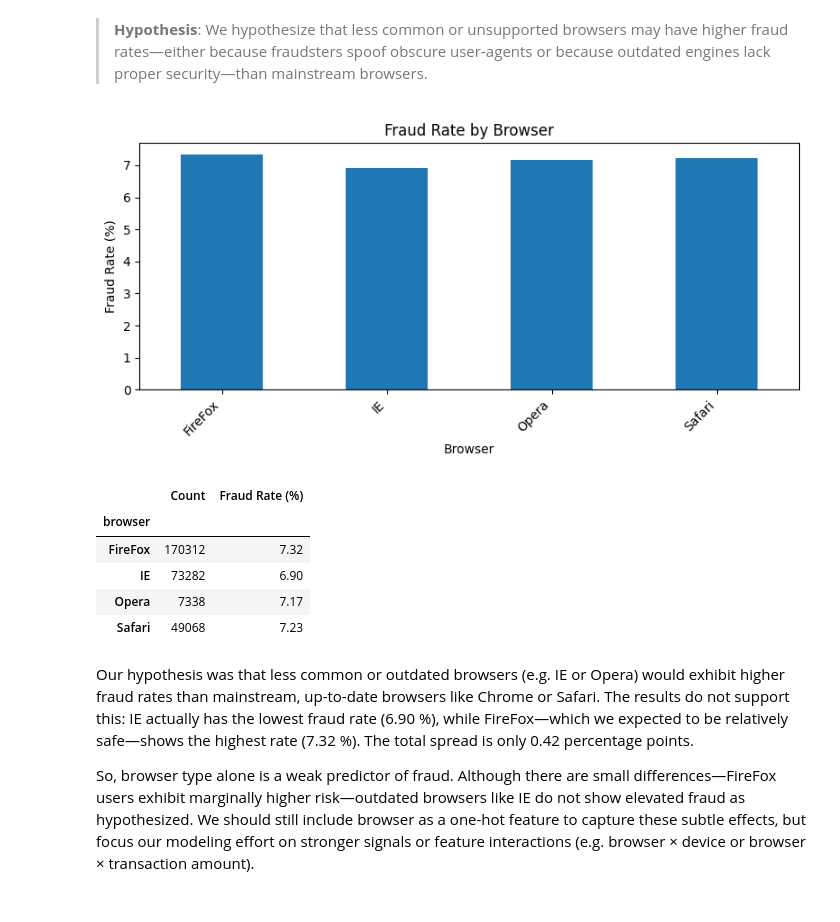
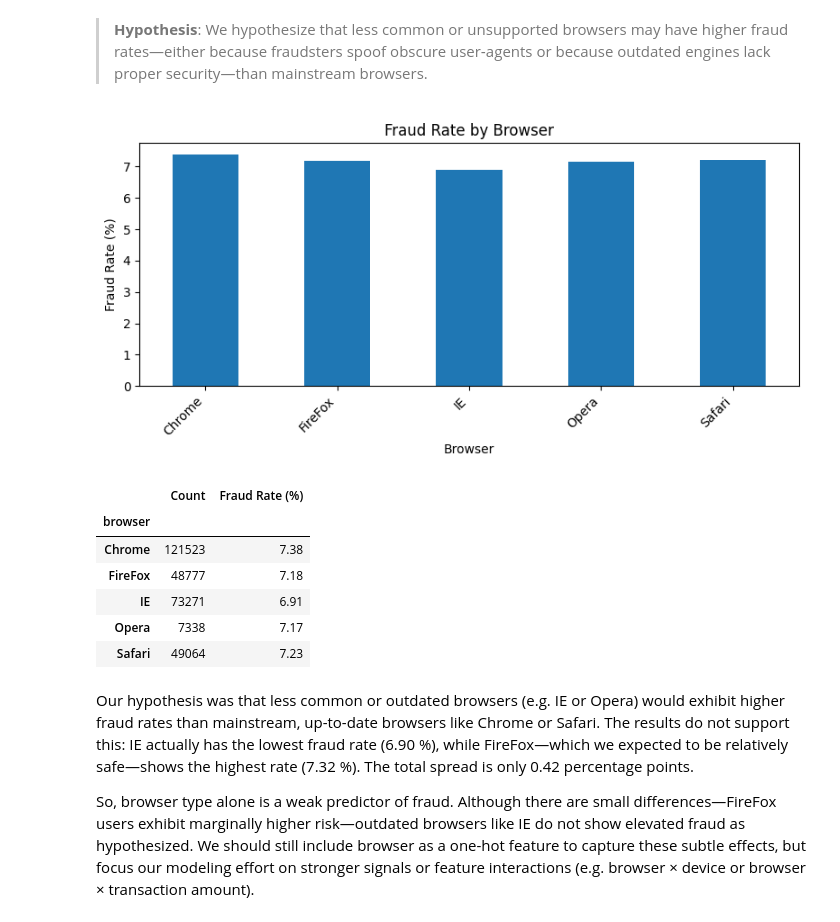
Before and after one commit to joaopcastro710/Proj_AI, a Jupyter notebook: Project 2/Proj2.ipynb, the cells around one changed output. Saved outputs shown, nothing was run; the diff lists cells and outputs as text; code cells hidden in the pictures.

```diff
--- a/Project 2/Proj2.ipynb
+++ b/Project 2/Proj2.ipynb
@@ -21,6 +21,7 @@ from sklearn.svm import SVC
 #TPU google collab
 
 df = pd.read_csv("https://raw.githubusercontent.com/joaopcastro710/Proj_AI/refs/heads/main/Project%202/merged_dataset.csv")
+df = df[df['Customer.Age'] >= 0]
 
 #treino: Dataset2.csv
 #treino: merged_dataset.csv
@@ -432,36 +442,38 @@ The transaction volume is almost perfectly balanced across the three device type
 # %% [markdown]
 > **Hypothesis**: We hypothesize that less common or unsupported browsers may have higher fraud rates—either because fraudsters spoof obscure user‐agents or because outdated engines lack proper security—than mainstream browsers.
 # %%
-df['browser'] = df[['browser_FireFox','browser_IE','browser_Opera','browser_Safari']] \
-                   .idxmax(axis=1) \
-                   .str.replace('browser_','', regex=False)
-
+# Contagem de browsers
 browser_counts = df['browser'].value_counts()
 
+# Taxa de fraude por browser
 fraud_rate_browser = df.groupby('browser')['Is.Fraudulent'].mean() * 100
+
+# Gráfico
 plt.figure(figsize=(8,4))
 fraud_rate_browser.plot(kind='bar')
 plt.xlabel('Browser')
 plt.ylabel('Fraud Rate (%)')
 plt.title('Fraud Rate by Browser')
 plt.xticks(rotation=45, ha='right')
 plt.tight_layout()
 plt.show()
 
+# Tabela resumo
 summary_df = pd.DataFrame({
     'Count':          browser_counts,
     'Fraud Rate (%)': fraud_rate_browser.round(2)
 })
 
 display(summary_df)
 # %% [output]
-[figure, old version]
+[figure, new version]
 |  | Count | Fraud Rate (%) |
 | browser |  |  |
-| FireFox | 170312 | 7.32 |
-| IE | 73282 | 6.90 |
+| Chrome | 121523 | 7.38 |
+| FireFox | 48777 | 7.18 |
+| IE | 73271 | 6.91 |
 | Opera | 7338 | 7.17 |
-| Safari | 49068 | 7.23 |
+| Safari | 49064 | 7.23 |
 # %% [markdown]
 Our hypothesis was that less common or outdated browsers (e.g. IE or Opera) would exhibit higher fraud rates than mainstream, up-to-date browsers like Chrome or Safari. The results do not support this: IE actually has the lowest fraud rate (6.90 %), while FireFox—which we expected to be relatively safe—shows the highest rate (7.32 %). The total spread is only 0.42 percentage points.
 
```
Also changed, not shown: parts of 12 cells of this notebook.
